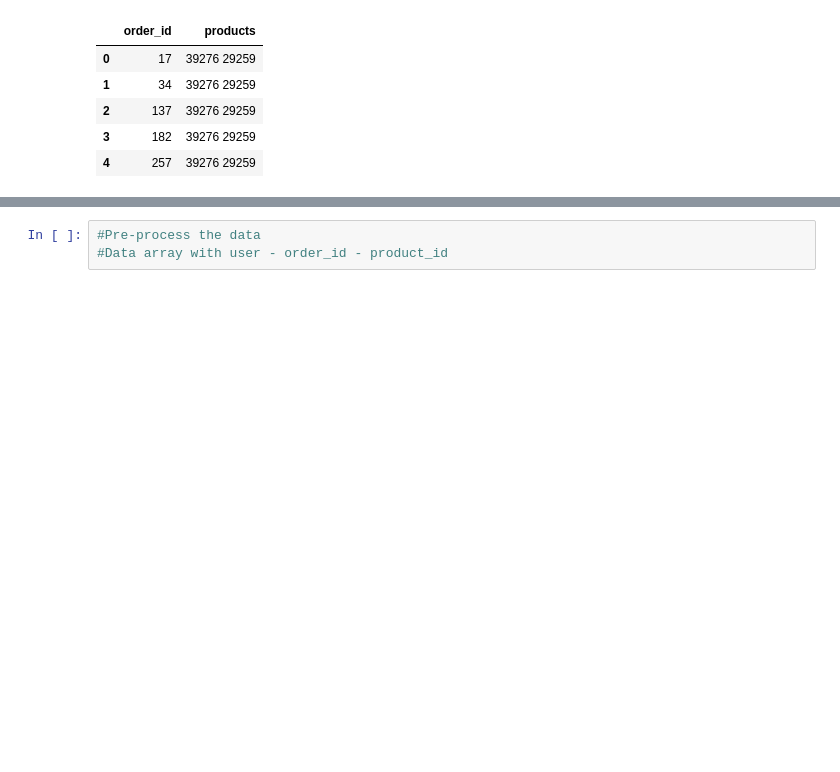
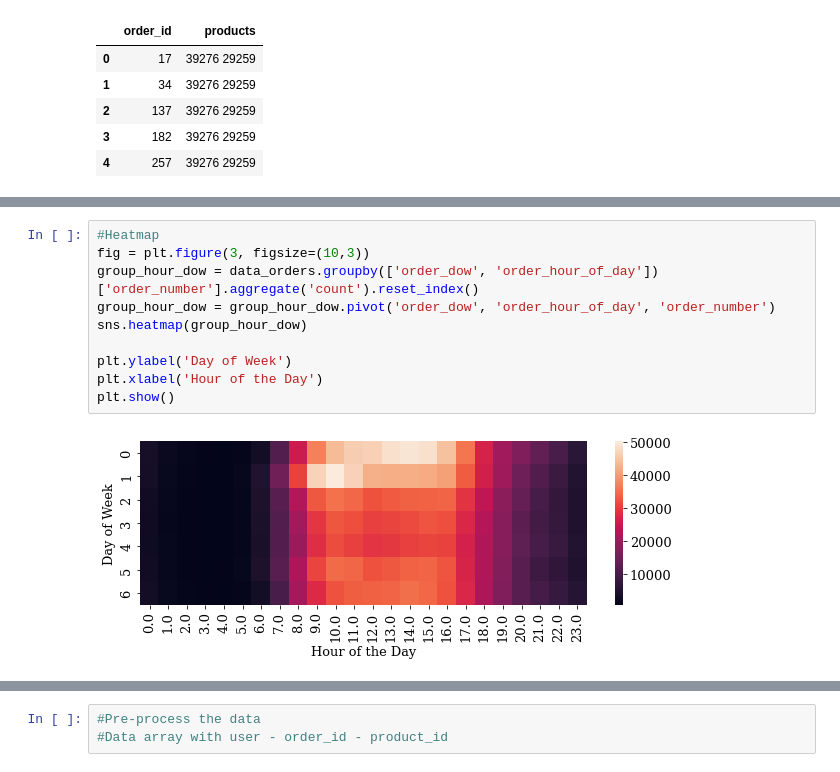
Before and after one commit to cherryng/MLcourse, a Jupyter notebook: H5_CapstoneProject.ipynb, the cells around one changed output, grey strips where cells are left out. Saved outputs shown, nothing was run; the diff lists cells and outputs as text; blank space fills up the shorter version.

```diff
--- a/H5_CapstoneProject.ipynb
+++ b/H5_CapstoneProject.ipynb
@@ -121,3 +140,15 @@ Mode: ModeResult(mode=array([4]), count=array([23986])) Mean: 16.590367054784224
+# %%
+#Heatmap
+fig = plt.figure(3, figsize=(10,3))
+group_hour_dow = data_orders.groupby(['order_dow', 'order_hour_of_day'])['order_number'].aggregate('count').reset_index()
+group_hour_dow = group_hour_dow.pivot('order_dow', 'order_hour_of_day', 'order_number')
+sns.heatmap(group_hour_dow)
+
+plt.ylabel('Day of Week')
+plt.xlabel('Hour of the Day')
+plt.show()
+# %% [output]
+[figure, added]
 # %%
 data_order_prior = pd.read_csv("order_products__prior.csv")
 print(f"Number of records: {len(data_order_prior)}")
```
Also changed, not shown: parts of 6 cells of this notebook.
